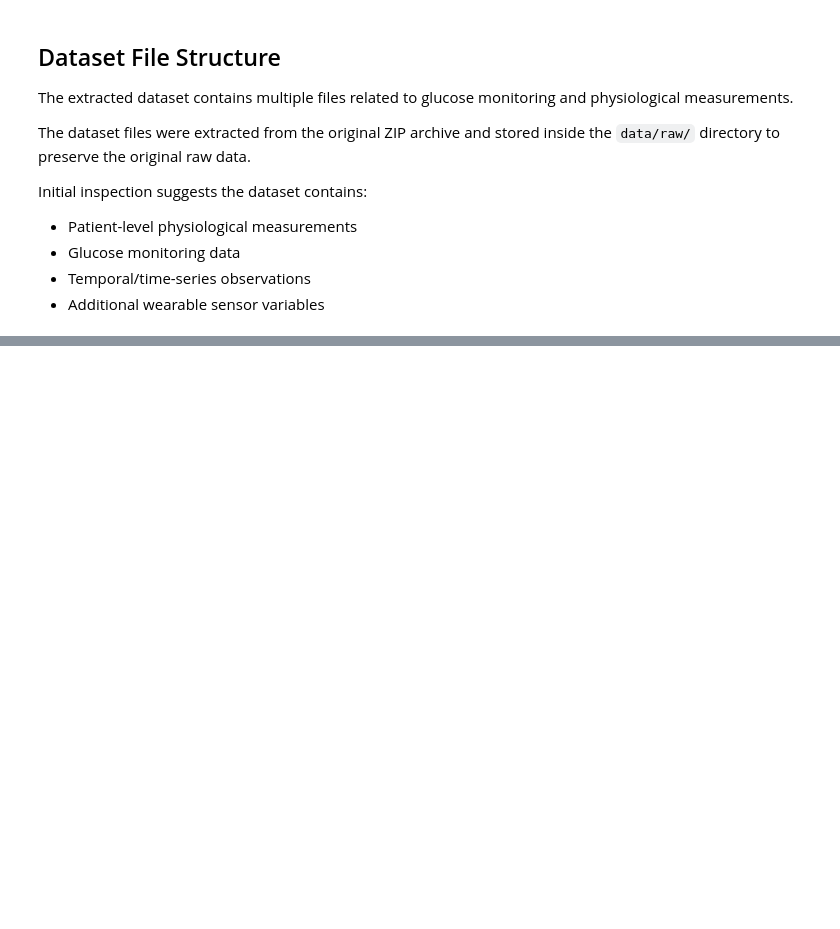
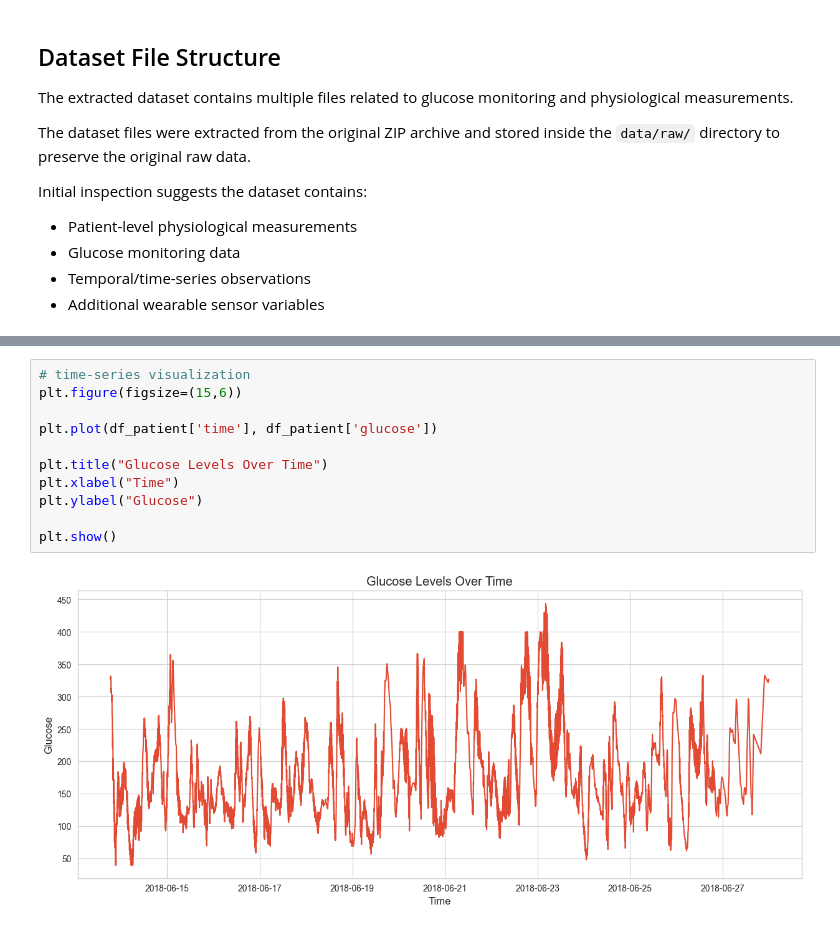
Before and after one commit to HumsShaik/diabetes-glucose-analysis, a Jupyter notebook: notebooks/01_data_understanding.ipynb, the cells around one changed output, grey strips where cells are left out. Cells and saved outputs as stored; diff of their text form; blank space fills up the shorter version.

```diff
--- a/notebooks/01_data_understanding.ipynb
+++ b/notebooks/01_data_understanding.ipynb
@@ -125,0 +617,13 @@ df = pd.read_csv("../data/raw/HUPA-UC-Diabetes-Dataset/patient_data.csv")
+# %%
+# time-series visualization
+plt.figure(figsize=(15,6))
+
+plt.plot(df_patient['time'], df_patient['glucose'])
+
+plt.title("Glucose Levels Over Time")
+plt.xlabel("Time")
+plt.ylabel("Glucose")
+
+plt.show()
+# %% [output]
+[figure, added]
```
Also changed, not shown: parts of 46 cells of this notebook.
